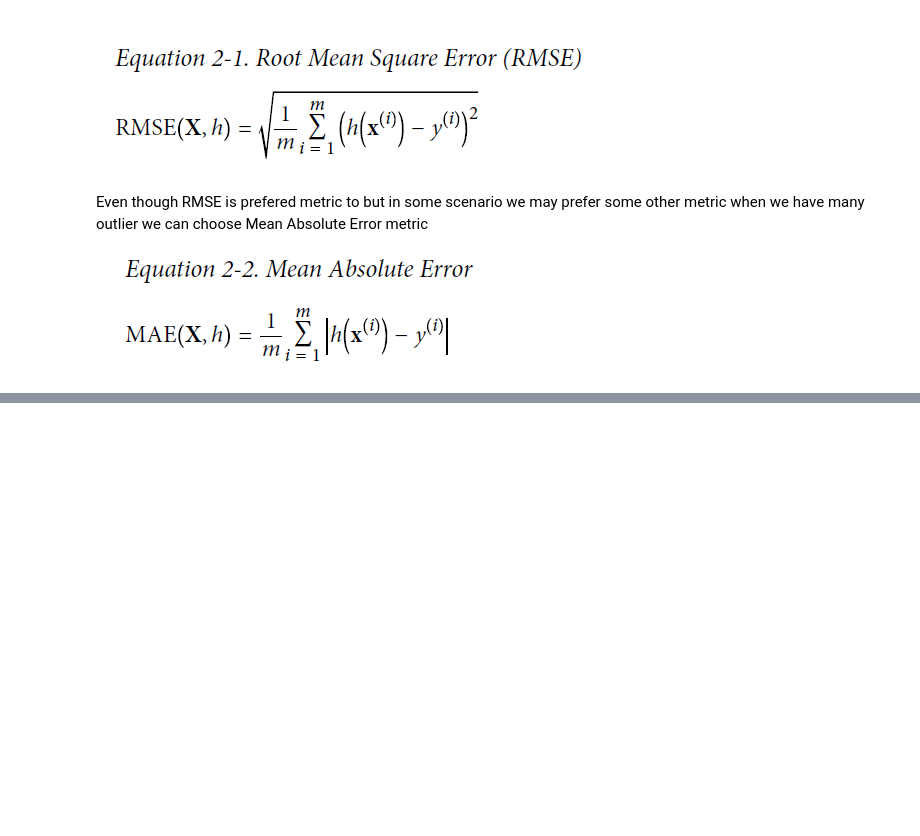
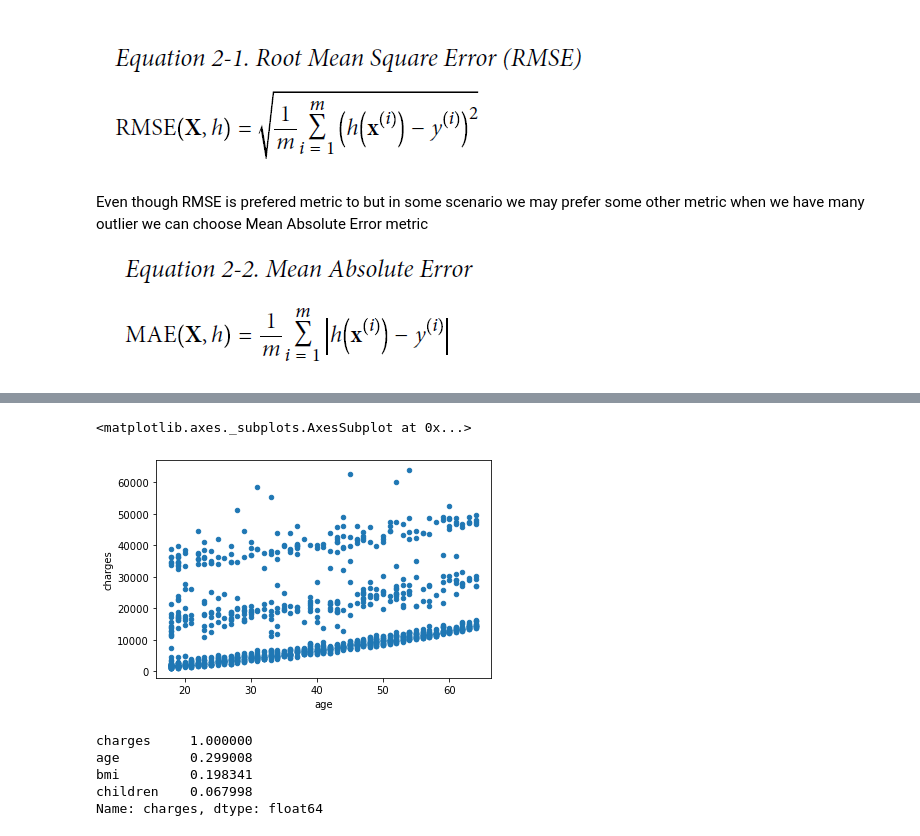
Before and after one commit to avnyadav/Medical-Insurance-Cost-Analysis, a Jupyter notebook: Medical Cost Analysis/Medical Insurance.ipynb, the cells around one changed output, grey strips where cells are left out. Saved outputs shown, nothing was run; the diff lists cells and outputs as text; code cells hidden in the pictures; blank space fills up the shorter version.

```diff
--- a/Medical Cost Analysis/Medical Insurance.ipynb
+++ b/Medical Cost Analysis/Medical Insurance.ipynb
@@ -44,0 +91,13 @@ Even though RMSE is prefered metric to but in some scenario we may prefer some o
+# %%
+insurance_df.plot(kind="scatter",x='age',y='charges')
+# %% [output]
+<matplotlib.axes._subplots.AxesSubplot at 0x...>
+[figure, added]
+# %%
+insurance_df.corr()['charges'].sort_values(ascending=False)
+# %% [output]
+charges     1.000000
+age         0.299008
+bmi         0.198341
+children    0.067998
+Name: charges, dtype: float64
```
Also changed, not shown: parts of 26 cells of this notebook.
